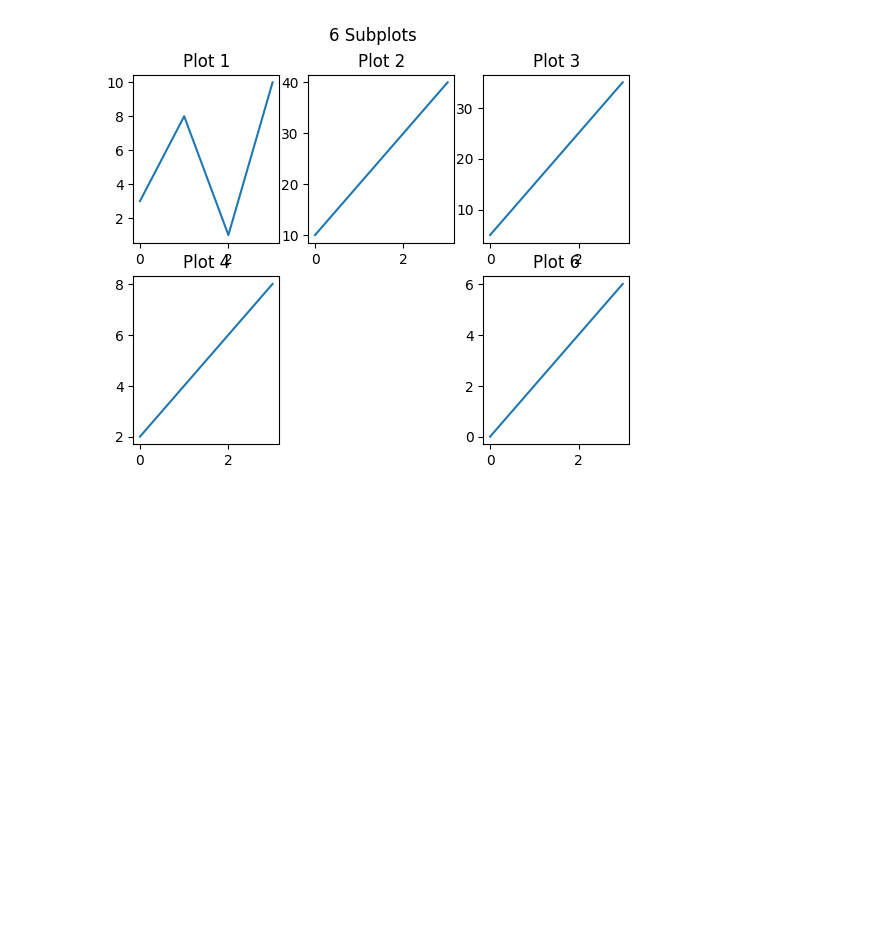
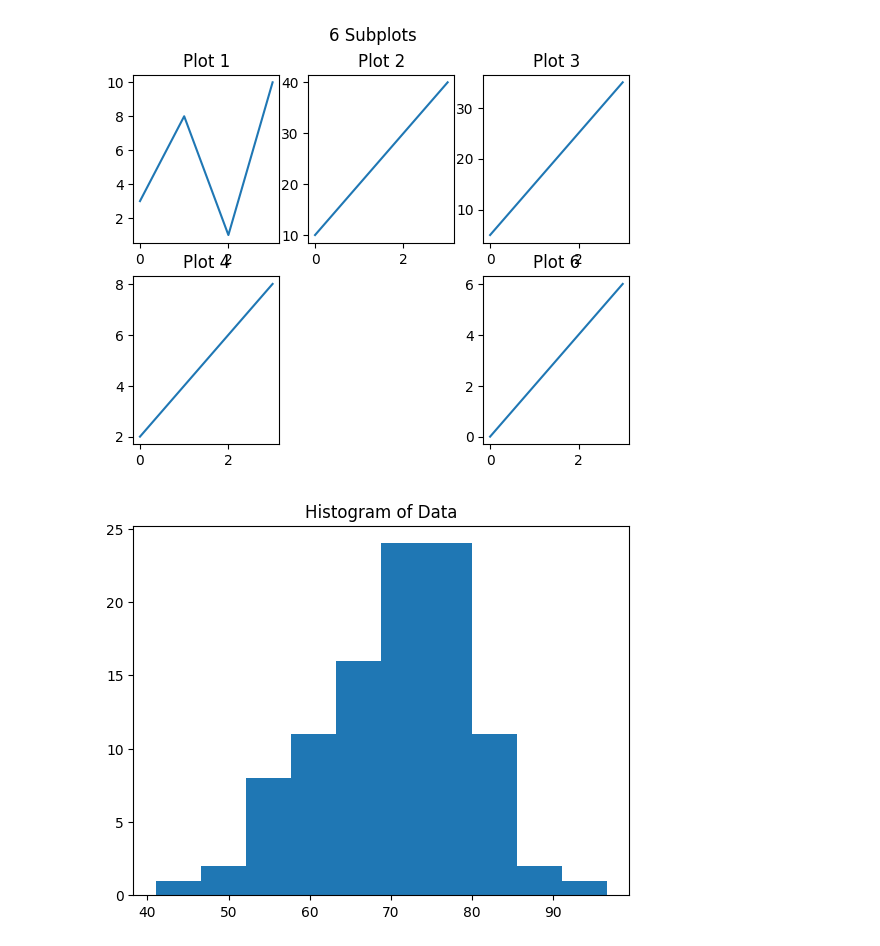
Before and after one commit to bhagyoday-j/ML-Assignments, a Jupyter notebook: Matplotlib/learn.ipynb, the cells around one changed output. Drawn from its saved outputs; the diff is of its cells as text; code cells hidden in the pictures; blank space fills up the shorter version.

```diff
--- a/Matplotlib/learn.ipynb
+++ b/Matplotlib/learn.ipynb
@@ -287,3 +286,13 @@ plt.suptitle("6 Subplots")
 plt.show()
 # %% [output]
 [figure]
+# %%
+import numpy as np
+import matplotlib.pyplot as plt
+
+data = np.random.normal(70, 10, 100)
+plt.hist(data, bins=10) # bins is used to specify the number of bars in the histogram
+plt.title("Histogram of Data")
+plt.show()
+# %% [output]
+[figure, added]
```
Also changed, not shown: parts of 5 cells of this notebook, 2 other files.
